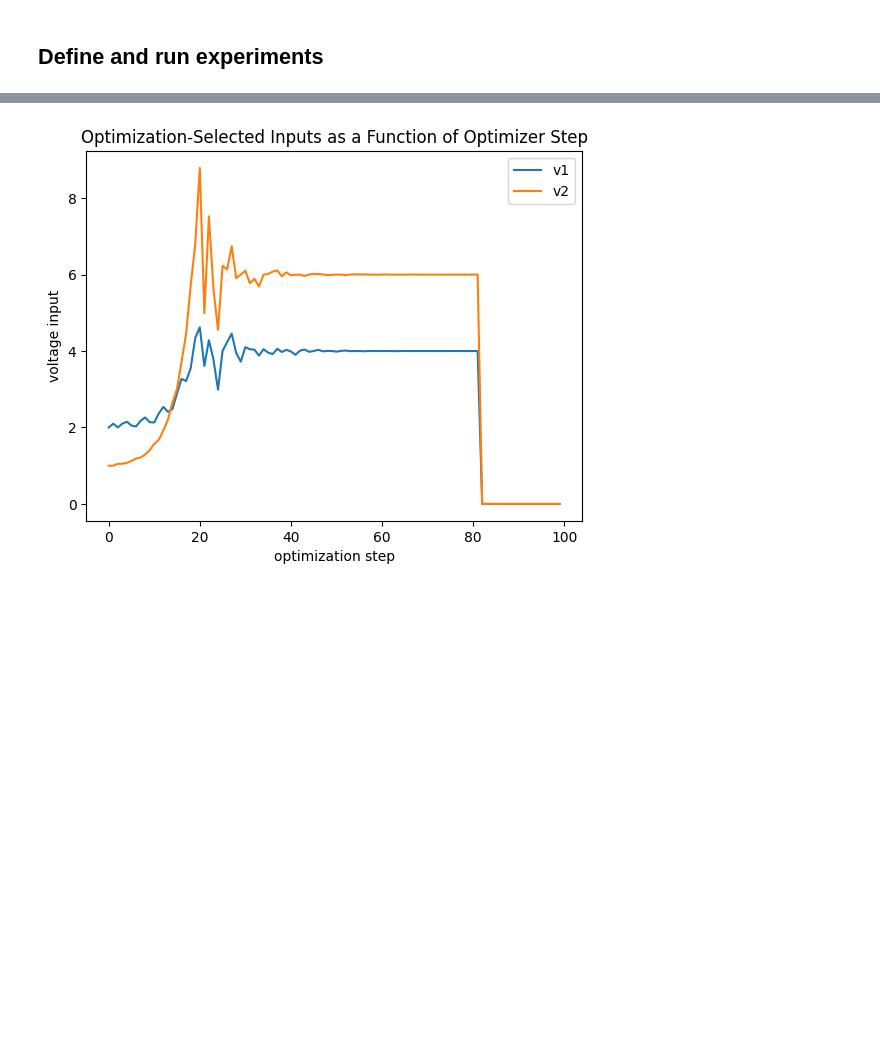
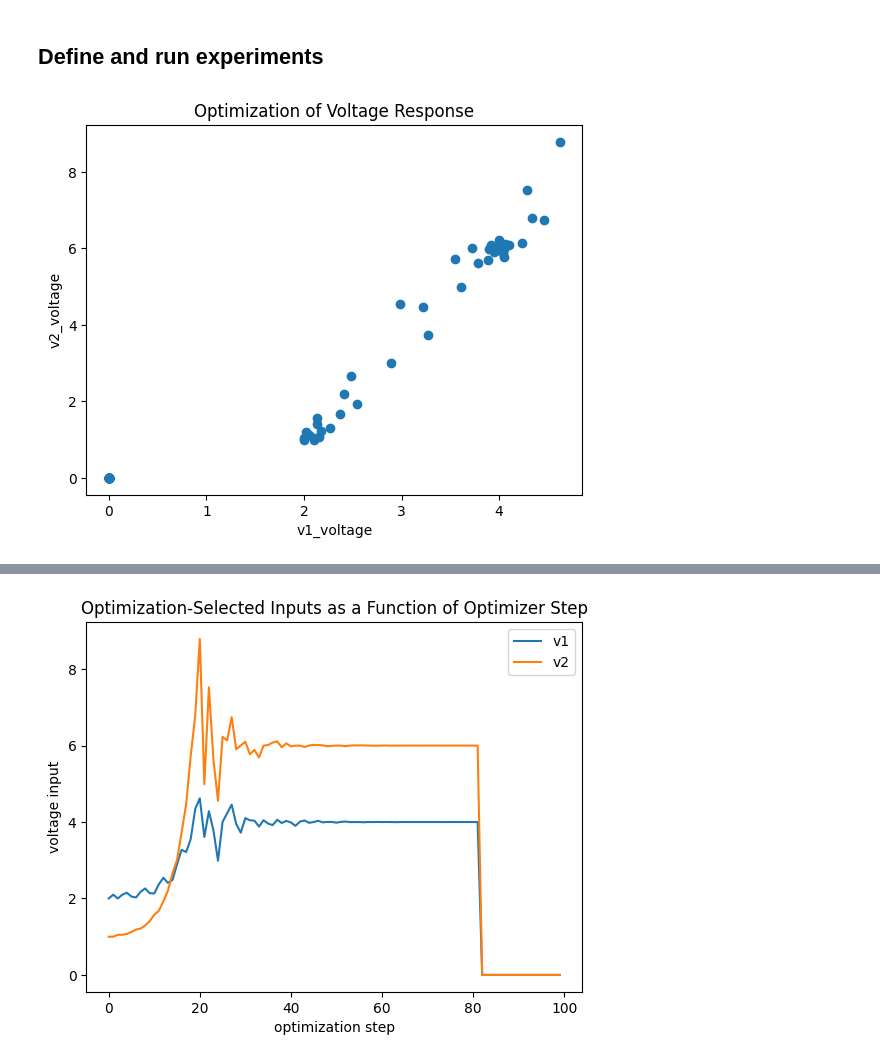
Before and after one commit to sandialabs/pyscan, a Jupyter notebook: demo_notebooks/08-example_optimize_scan_scipy_Nelder_Mead.ipynb, the cells around one changed output, grey strips where cells are left out. Drawn from its saved outputs; the diff is of its cells as text; code cells hidden in the pictures; blank space fills up the shorter version.

```diff
--- a/demo_notebooks/08-example_optimize_scan_scipy_Nelder_Mead.ipynb
+++ b/demo_notebooks/08-example_optimize_scan_scipy_Nelder_Mead.ipynb
@@ -39,3 +56,10 @@ def get_voltage_data(expt):
+# %%
+@ps.live_plot
+def plot_optim_live(expt):
+    plt.scatter(expt.v1_voltage, expt.v2_voltage, cmap='gist_heat')
+    plt.xlabel("v1_voltage")
+    plt.ylabel("v2_voltage")
+    plt.title("Optimization of Voltage Response")
 # %% [markdown]
 ## Define runinfo
 # %%
@@ -57,6 +81,13 @@ runinfo.scan0 = ps.OptimizeFunctionalScan(('v1', 'v2'), 'voltage',
 expt = ps.OptimizeFunctionalExperiment(runinfo, devices, control_f, ('vf',), 'voltage',
                                        time=True)
 expt.start_thread()
+# %%
+try:
+    plot_optim_live(expt)
+except KeyboardInterrupt:
+    expt.stop()
+# %% [output]
+[figure, added]
 # %%
 sleep(1) # wait for thread to finish
 # %%
```
Also changed, not shown: parts of 13 cells of this notebook, 1 other file.
